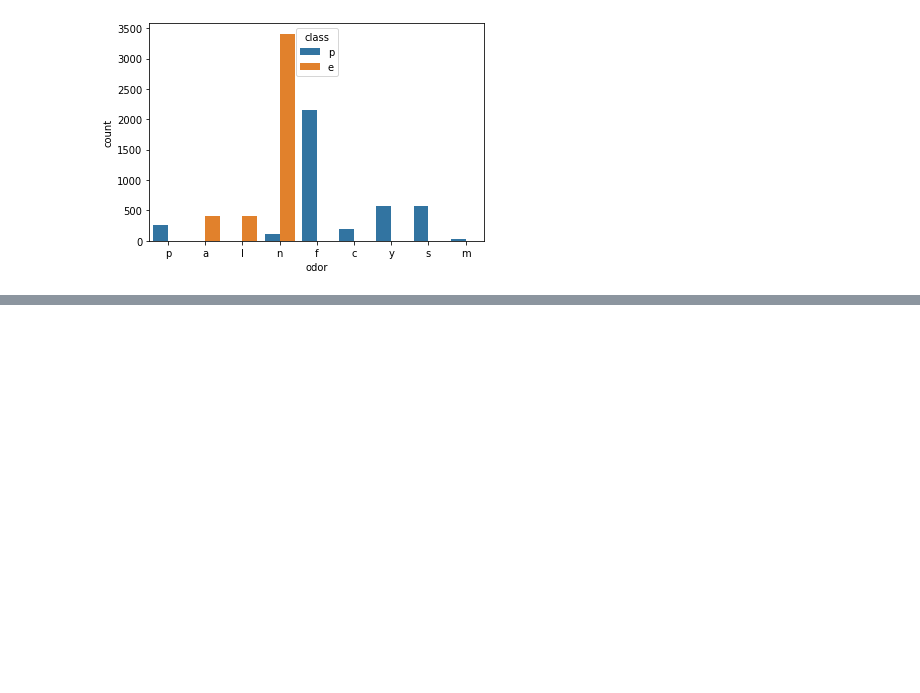
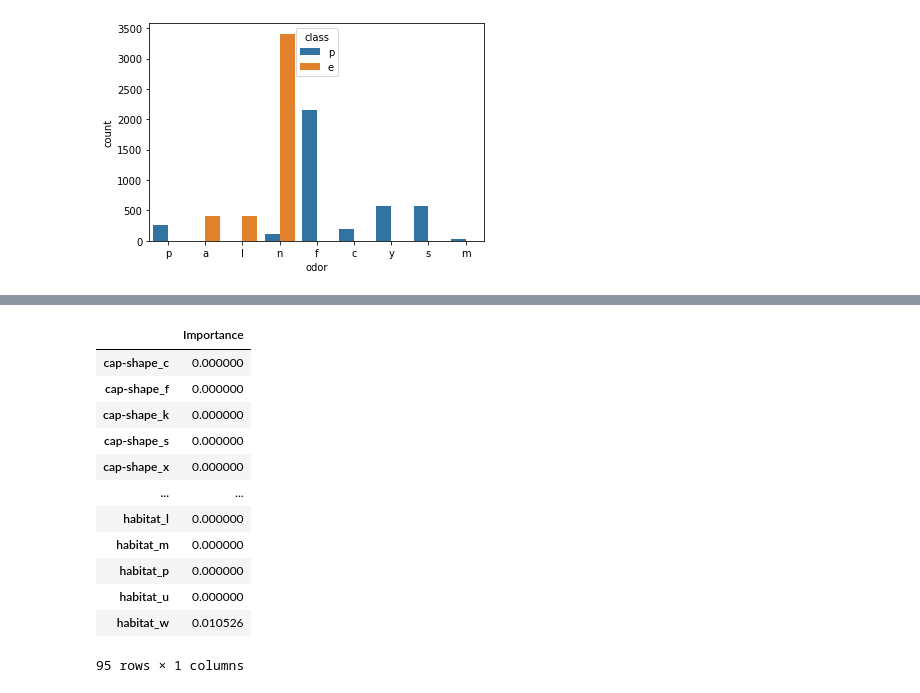
Before and after one commit to datascience-vivek/Adaboosting, a Jupyter notebook: Addaboosting_Mushroom.ipynb, the cells around one changed output, grey strips where cells are left out. Saved outputs shown, nothing was run; the diff lists cells and outputs as text; code cells hidden in the pictures; blank space fills up the shorter version.

```diff
--- a/Addaboosting_Mushroom.ipynb
+++ b/Addaboosting_Mushroom.ipynb
@@ -164,0 +209,17 @@ sns.countplot(data =df, x= 'odor', hue = 'class')
+# %%
+feats = pd.DataFrame(index= x.columns, data=model.feature_importances_, columns = ['Importance'])
+feats
+# %% [output]
+|  | Importance |
+| cap-shape_c | 0.000000 |
+| cap-shape_f | 0.000000 |
+| cap-shape_k | 0.000000 |
+| cap-shape_s | 0.000000 |
+| cap-shape_x | 0.000000 |
+| ... | ... |
+| habitat_l | 0.000000 |
+| habitat_m | 0.000000 |
+| habitat_p | 0.000000 |
+| habitat_u | 0.000000 |
+| habitat_w | 0.010526 |
+95 rows × 1 columns
```
Also changed, not shown: parts of 8 cells of this notebook.
